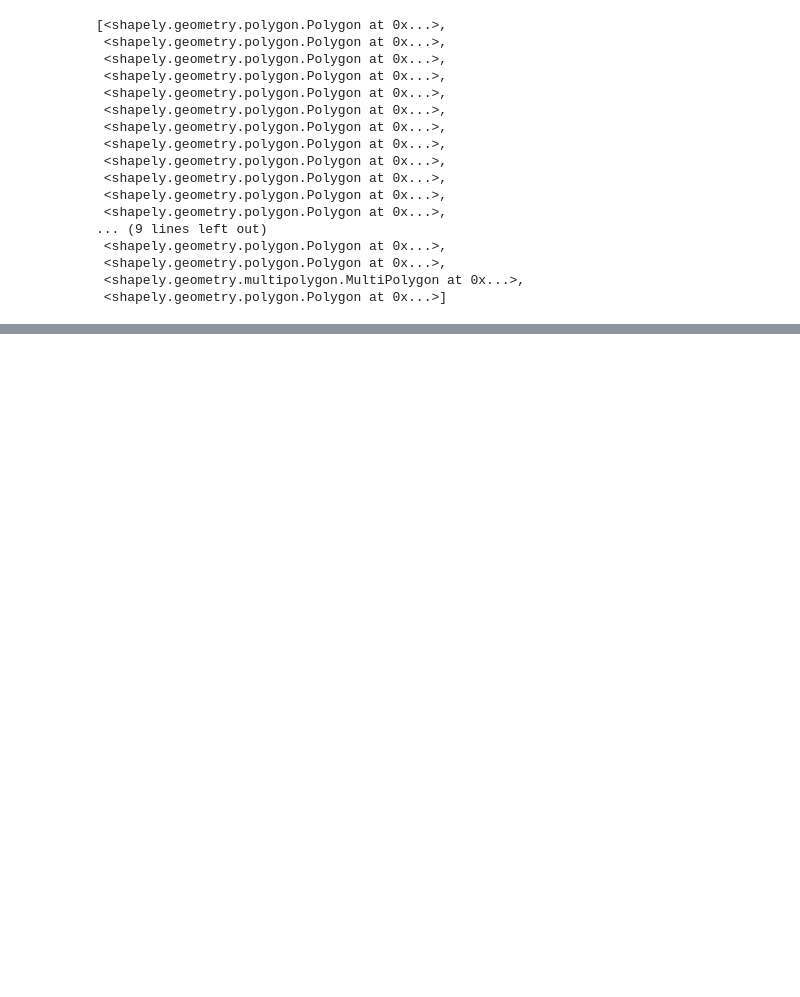
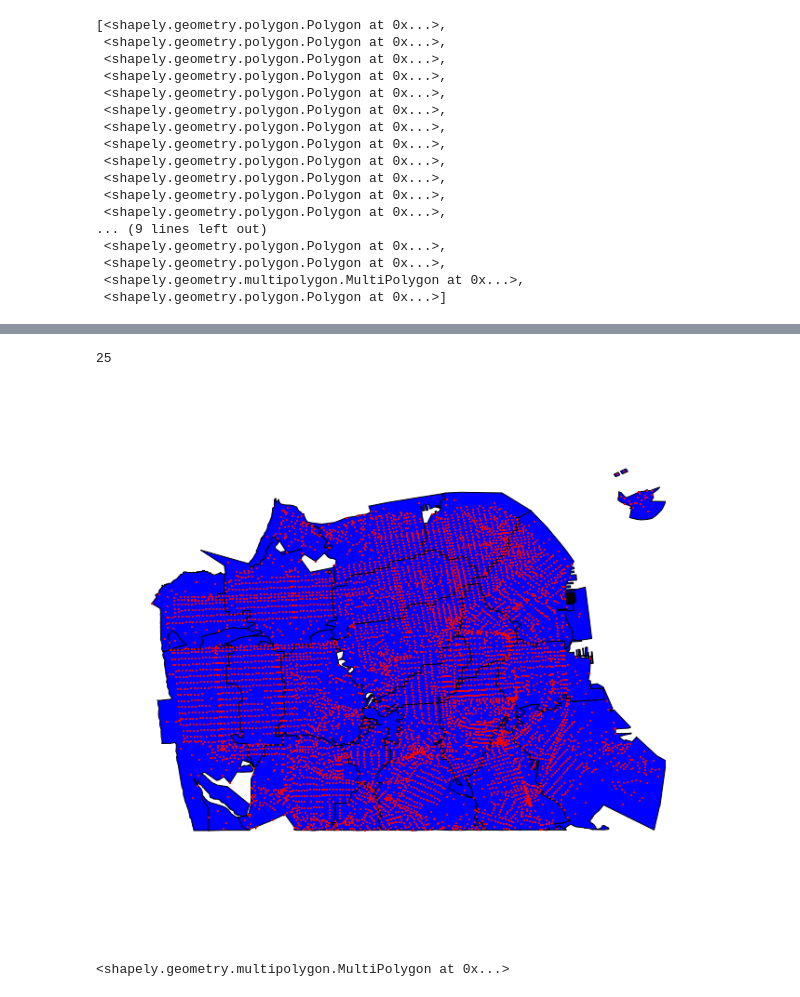
Before and after one commit to crupley/hoodie-development, a Jupyter notebook: explore/shapefile polygons.ipynb, the cells around one changed output, grey strips where cells are left out. Cells and saved outputs as stored; diff of their text form; code cells hidden in the pictures; blank space fills up the shorter version.

Commit message:
correct to eliminate shape overlaps

```diff
--- a/explore/shapefile polygons.ipynb
+++ b/explore/shapefile polygons.ipynb
@@ -440 +422,4 @@ for i, neib in enumerate(n):
 [figure]
+# %%
+# removing overlap
+n = make_shapefiles(mpdf[['lat', 'lon']], parr, cnum)
@@ -440,0 +446,26 @@ for i, neib in enumerate(n):
+# %%
+len(n)
+# %% [output]
+25
+# %%
+
+mergedf.plot(kind='scatter', x='lon', y='lat', c='red', linewidths=0, figsize=(10,10), s=5)
+plt.axis('equal')
+plt.axis('off')
+plt.margins(0)
+ax = plt.gca()
+
+for i, neib in enumerate(n):
+    if type(neib) == shapely.geometry.multipolygon.MultiPolygon:
+        for poly in neib:
+            patch = PolygonPatch(poly, zorder=-1, fc='blue')
+            ax.add_patch(patch)
+    else:
+        patch = PolygonPatch(neib, zorder=-1, fc='blue')
+        ax.add_patch(patch)
+# %% [output]
+[figure, added]
+# %%
+neibs[0].difference(neibs[1])
+# %% [output]
+<shapely.geometry.multipolygon.MultiPolygon at 0x...>
```
Also changed, not shown: parts of 2 cells of this notebook, 3 other files.
